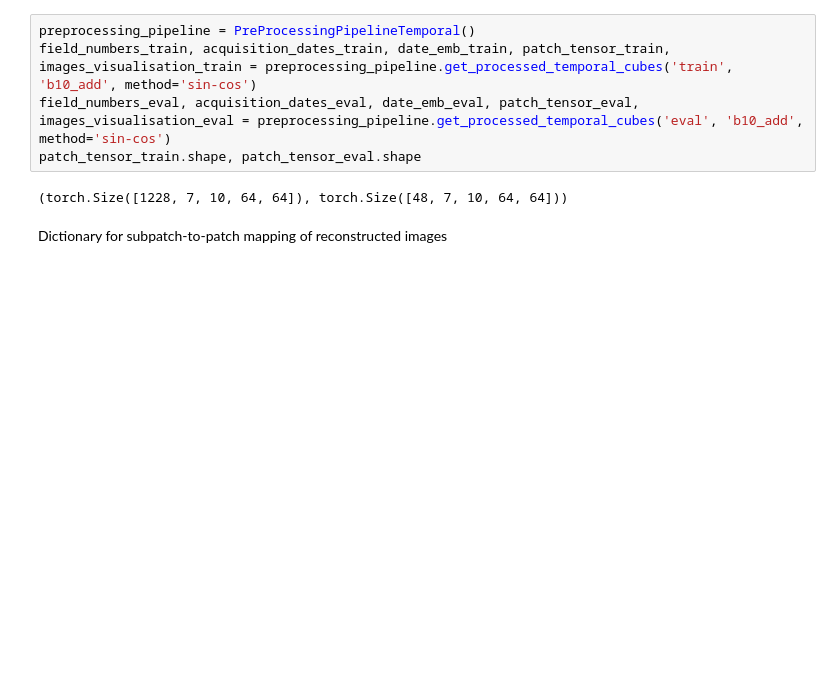
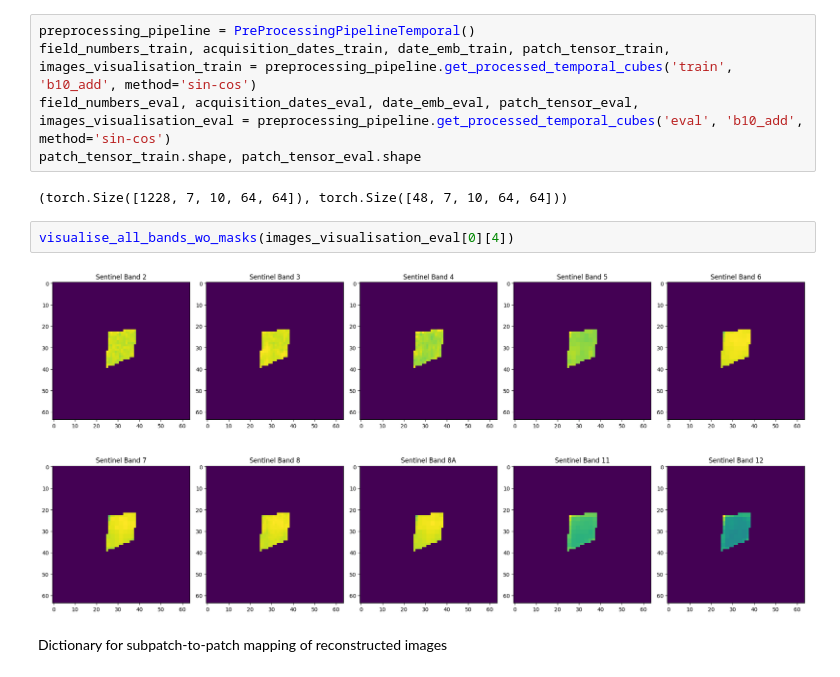
Before and after one commit to bhumikasadbhave/Master-Thesis-SITS, a Jupyter notebook: Modeling/final_visualisations.ipynb, the cells around one changed output. Cells and saved outputs as stored; diff of their text form; blank space fills up the shorter version.

```diff
--- a/Modeling/final_visualisations.ipynb
+++ b/Modeling/final_visualisations.ipynb
@@ -72,6 +105,10 @@ field_numbers_eval, acquisition_dates_eval, date_emb_eval, patch_tensor_eval, im
 patch_tensor_train.shape, patch_tensor_eval.shape
 # %% [output]
 (torch.Size([1228, 7, 10, 64, 64]), torch.Size([48, 7, 10, 64, 64]))
+# %%
+visualise_all_bands_wo_masks(images_visualisation_eval[0][4])
+# %% [output]
+[figure, added]
 # %% [markdown]
 Dictionary for subpatch-to-patch mapping of reconstructed images
 # %%
```
Also changed, not shown: parts of 5 cells of this notebook, 7 other files.
